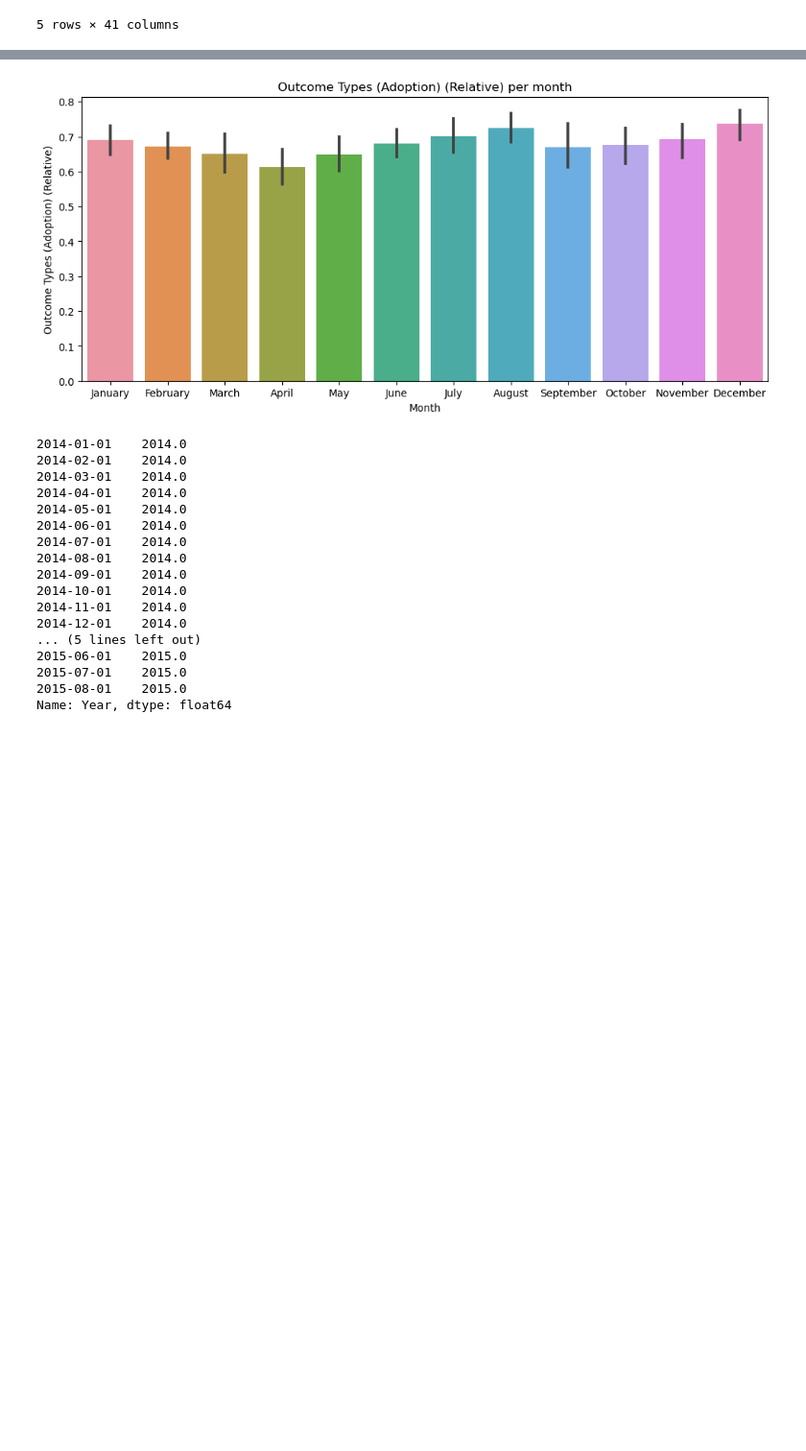
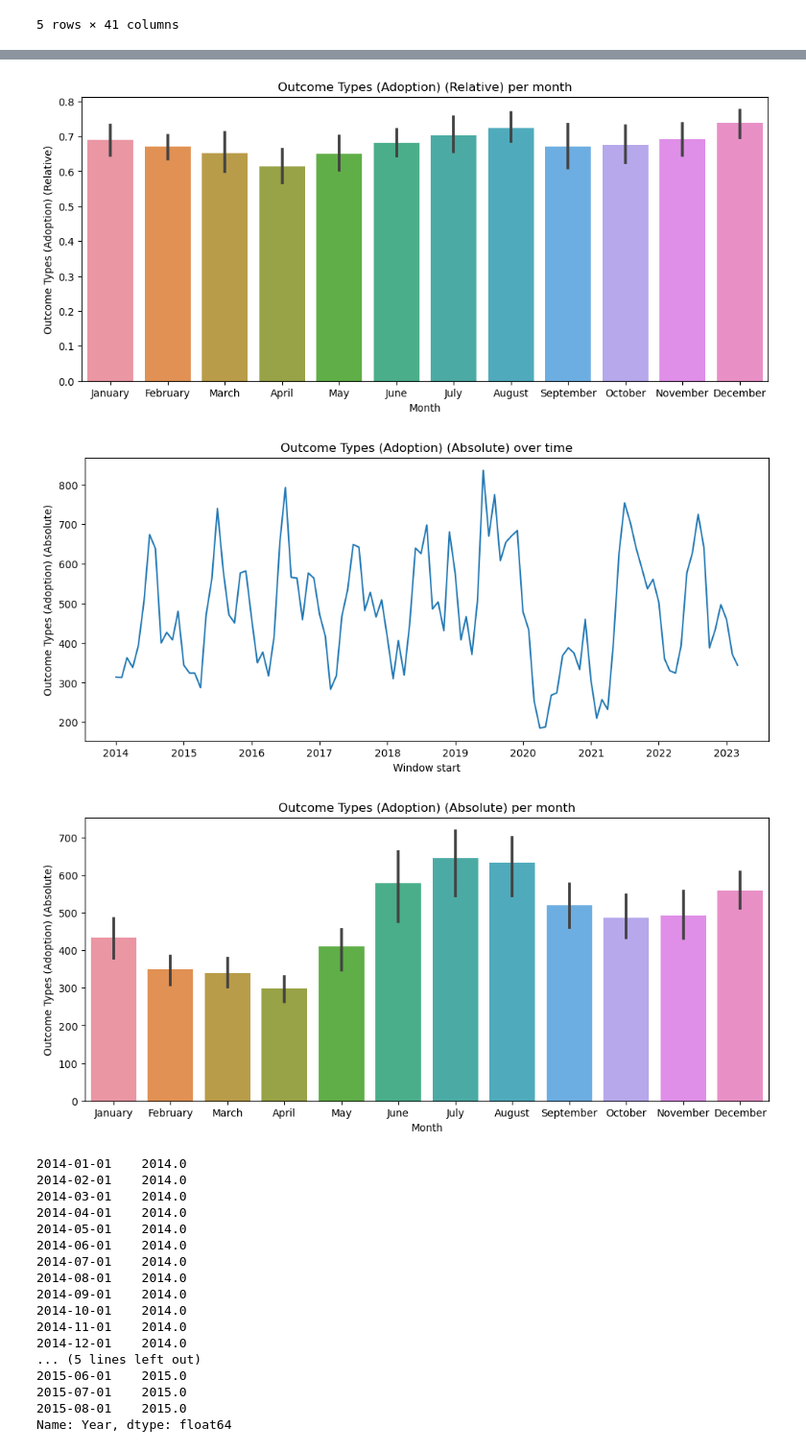
Before and after one commit to i12345/AustinAnimalCenterAnalysis, a Jupyter notebook: population.ipynb, the cells around one changed output, grey strips where cells are left out. Shown at 96% size. Cells and saved outputs as stored; diff of their text form; code cells hidden in the pictures; blank space fills up the shorter version.

Commit message:
population charts

```diff
--- a/population.ipynb
+++ b/population.ipynb
@@ -138,33 +138,36 @@ for index in df_populations.index:
 def populationCharts(feature):
     plt.figure(figsize=(12, 5))
     sns.lineplot(
         data=df_populations,
         x=window_start,
         y=feature
     )
     plt.title(f'{feature} over time')
     plt.show()
 
     plt.figure(figsize=(12, 5))
     sns.barplot(
         data=df_populations,
         x='Month',
         y=feature,
     )
     plt.xticks(range(12), ["January", "February", "March", "April", "May", "June", "July", "August", "September", "October", "November", "December"])
     plt.title(f'{feature} per month')
     plt.show()
 
 populationCharts('Intakes')
 populationCharts('Outcomes')
 populationCharts('Outcome Types (Adoption) (Relative)')
+populationCharts('Outcome Types (Adoption) (Absolute)')
 # %% [output]
 [figure]
 [figure]
 [figure]
 [figure]
 [figure]
 [figure]
+[figure, added]
+[figure, added]
 # %%
 df_populations.Year.head(20)
 # %% [output]
```
Also changed, not shown: parts of 1 cell of this notebook, 5 other files.
